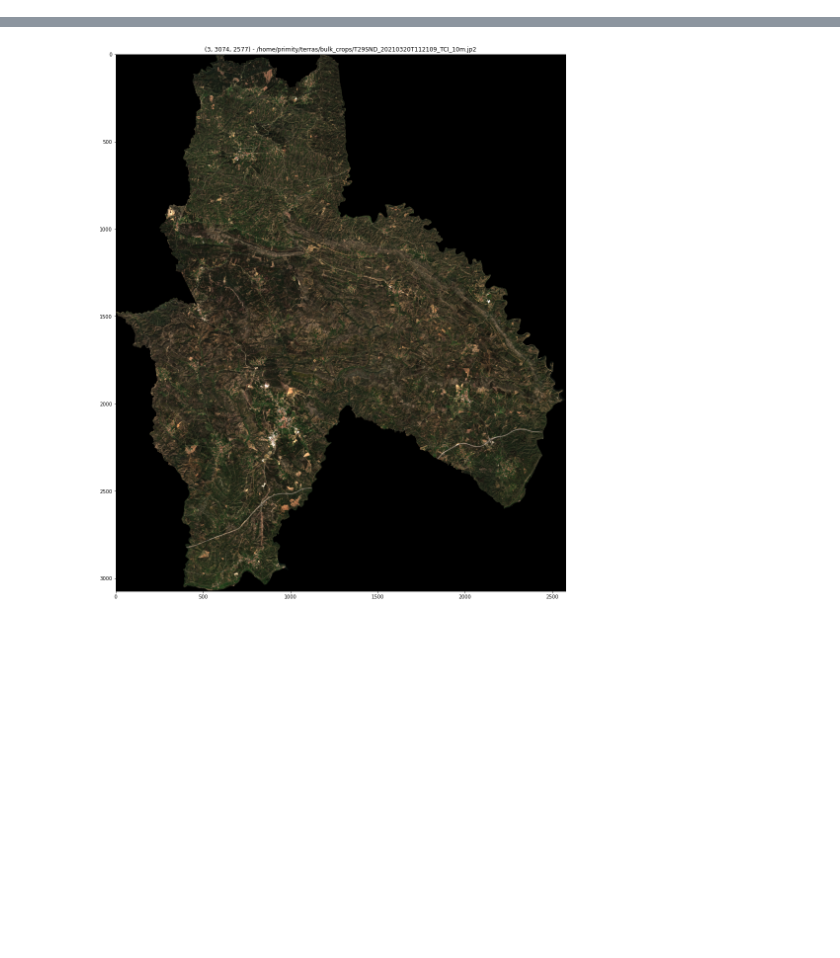
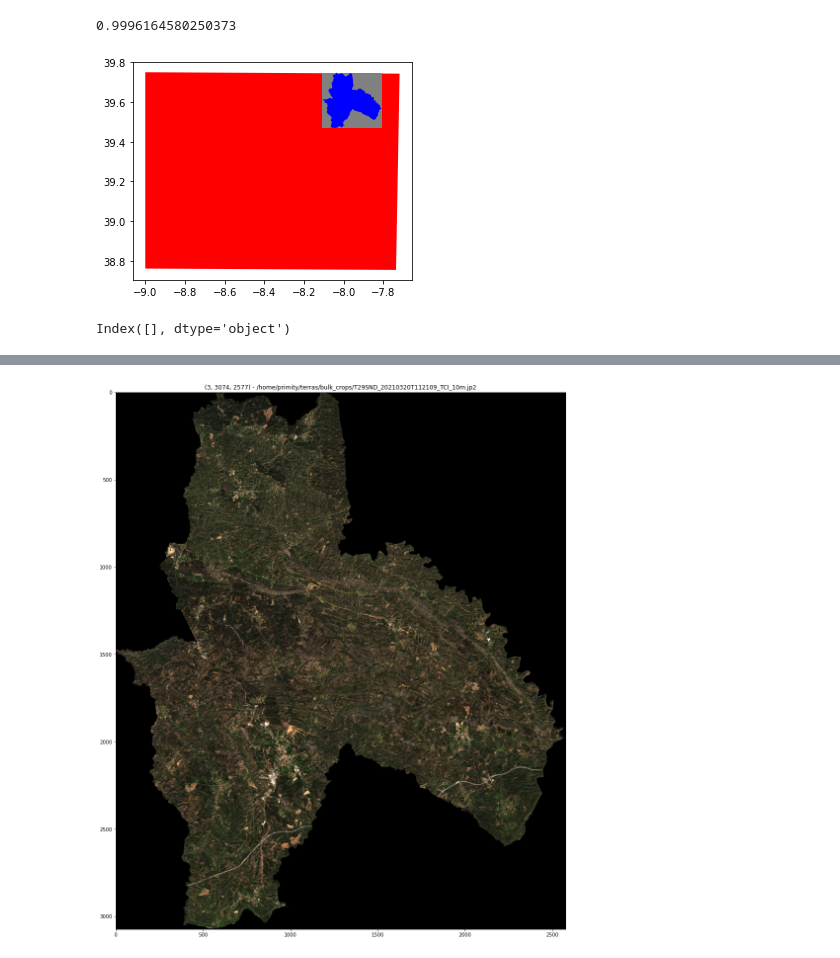
Before and after one commit to fernandeslouro/terras, a Jupyter notebook: last_week_images.ipynb, the cells around one changed output, grey strips where cells are left out. Cells and saved outputs as stored; diff of their text form; code cells hidden in the pictures; blank space fills up the shorter version.

```diff
--- a/last_week_images.ipynb
+++ b/last_week_images.ipynb
@@ -72,0 +52,13 @@ for polygon1 in list(products_df.footprint):
+# %%
+api = SentinelAPI('fernandeslouro', 'copernicospw', 'https://scihub.copernicus.eu/dhus')
+products = api.query(macao_outer_square,
+                     date=(date(2017, 1, 20),date(2021, 4, 3)),
+                     platformname='Sentinel-2',
+                     cloudcoverpercentage=(0, 30))
+products_df = api.to_dataframe(products)
+products_df['footprint'] = geopandas.GeoSeries.from_wkt(products_df['footprint'])
+products_df = gpd.GeoDataFrame(products_df, geometry='footprint')
+products_df['fully_contained'] = products_df.apply(lambda row: row.footprint.contains(Polygon(macao_shp['geometry']['coordinates'][0])), axis=1)
+products_df['intersection_area'] = products_df.apply(lambda row: Polygon(macao_shp['geometry']['coordinates'][0]).intersection(row.footprint).area/Polygon(macao_shp['geometry']['coordinates'][0]).area, axis=1)
+# %%
+products_df = products_df[products_df['intersection_area']>0.95]
@@ -73,3 +72,20 @@ for polygon1 in list(products_df.footprint):
+# %%
+for polygon1 in list(products_df.footprint):
+    fig, ax = plt.subplots()
+    ax.set_aspect('equal')
+    gpd.GeoSeries(polygon1).plot(ax=ax, color='red')
+    gpd.GeoSeries(macao_outer_square).plot(ax=ax, color='grey')
+    gpd.GeoSeries(Polygon(macao_shp['geometry']['coordinates'][0])).plot(ax=ax, color='blue')
+    print(Polygon(macao_shp['geometry']['coordinates'][0]).intersection(polygon1).area/Polygon(macao_shp['geometry']['coordinates'][0]).area)
+    plt.show()
+    break
+# %% [output]
+0.9996164580250373
+[figure, added]
+# %%
+products_df.columns
+# %% [output]
+Index([], dtype='object')
 # %%
 os.makedirs(path, exist_ok=True)
 os.makedirs(dest, exist_ok=True)
```
Also changed, not shown: parts of 8 cells of this notebook.
